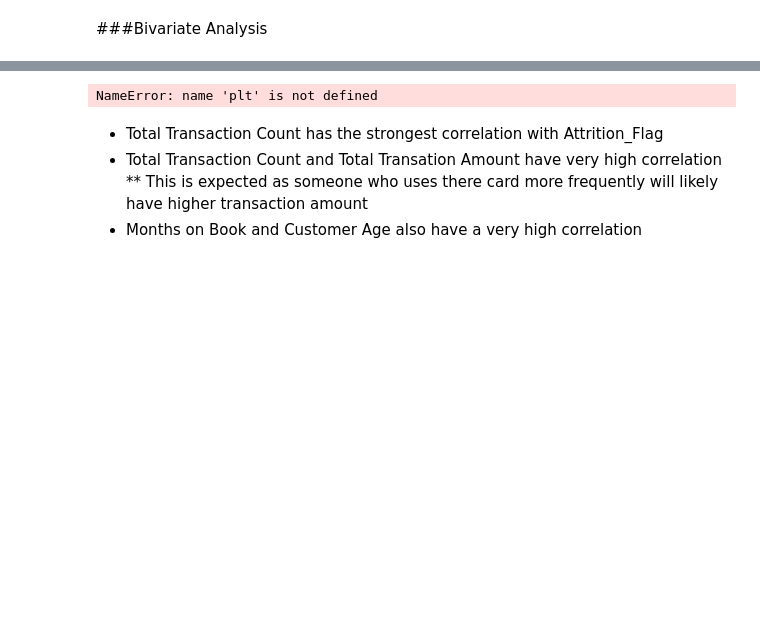
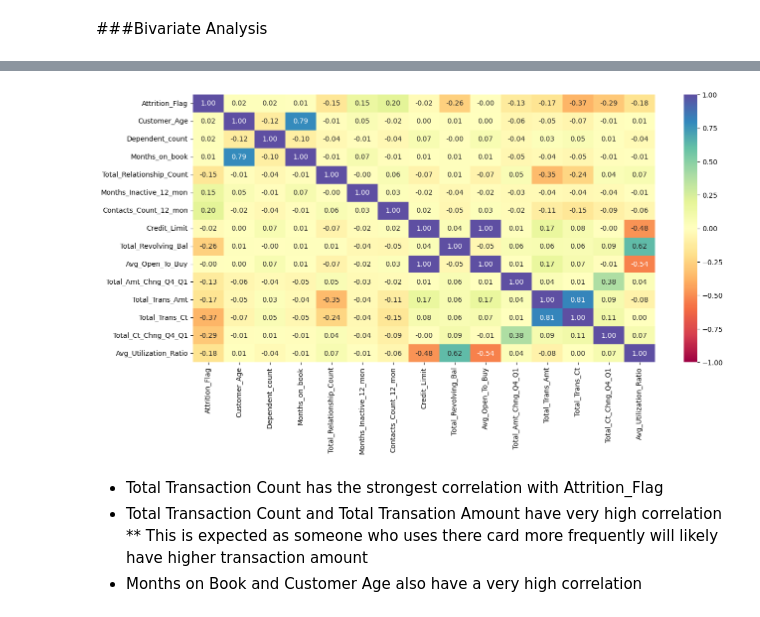
Before and after one commit to jgabrielg99/Python, a Jupyter notebook: Thera Bank Credit Card Churn Prediction.ipynb, the cells around one changed output, grey strips where cells are left out. Drawn from its saved outputs; the diff is of its cells as text; code cells hidden in the pictures; blank space fills up the shorter version.

```diff
--- a/Thera Bank Credit Card Churn Prediction.ipynb
+++ b/Thera Bank Credit Card Churn Prediction.ipynb
@@ -452,9 +627,15 @@ df.columns
+# %%
+# Select columns with numerical features
+num_cols = df.select_dtypes(include=np.number)
+
+# Calculate correlation matrix
+corr_matrix = num_cols.corr()
 # %%
 plt.figure(figsize=(15, 7))
-sns.heatmap(df.corr(), annot=True, vmin=-1, vmax=1, fmt=".2f", cmap="Spectral")
+sns.heatmap(corr_matrix, annot=True, vmin=-1, vmax=1, fmt=".2f", cmap="Spectral")
 plt.show()
 # %% [output]
-NameError: name 'plt' is not defined
+[figure, added]
 # %% [markdown]
 * Total Transaction Count has the strongest correlation with Attrition_Flag
 * Total Transaction Count and Total Transation Amount have very high correlation
```
Also changed, not shown: parts of 108 cells of this notebook.
